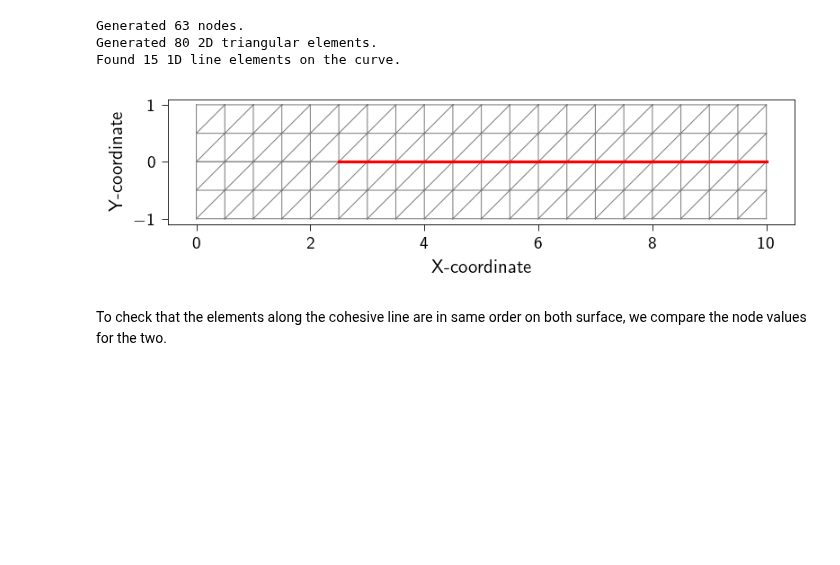
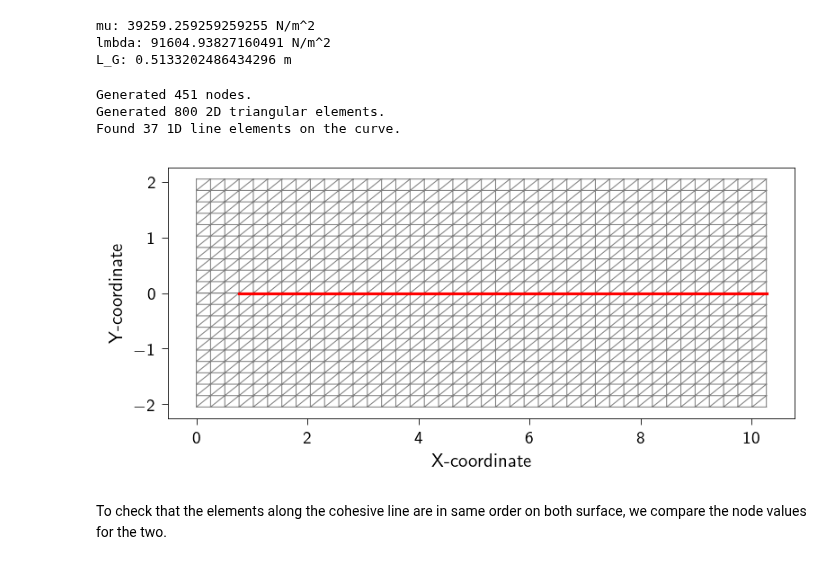
Before and after one commit to smec-ethz/tatva, a Jupyter notebook: examples/notebooks/dynamic_fracture.ipynb, the cells around one changed output. Cells and saved outputs as stored; diff of their text form; code cells hidden in the pictures; blank space fills up the shorter version.

Commit message:
testing mode I crack propagation similar to paper

```diff
--- a/examples/notebooks/dynamic_fracture.ipynb
+++ b/examples/notebooks/dynamic_fracture.ipynb
@@ -22,3 +41,25 @@ from femsolver.plotting import STYLE_PATH
+# %%
+prestrain = 0.01
+nu = 0.35
+
+E = 106e3 # N/m^2
+lmbda = nu * E / ((1 + nu) * (1 - 2 * nu))
+mu = E / (2 * (1 + nu))
+
+Gamma = 15 # J/m^2
+sigma_c = 20e3 # N/m^2
+
+print(f"mu: {mu} N/m^2")
+print(f"lmbda: {lmbda} N/m^2")
+
+sigma_inf = prestrain * E
+
+L_G = 2 * mu * Gamma / (jnp.pi * (1 - nu) * sigma_inf**2)
+print(f"L_G: {L_G} m")
+# %% [output]
+mu: 39259.259259259255 N/m^2
+lmbda: 91604.93827160491 N/m^2
+L_G: 0.5133202486434296 m
 # %%
 def generate_mesh_with_line_elements(
     nx: int,
@@ -90,16 +131,17 @@ def generate_mesh_with_line_elements(
 
     return coords, elements_2d, jnp.unique(jnp.array(elements_1d), axis=0)
 # %%
-Nx = 20  # Number of elements in X
-Ny = 2  # Number of elements in Y
-Lx = 10.0  # Length in X
-Ly = 1.0  # Length in Y
+Nx = 40  # Number of elements in X
+Ny = 10  # Number of elements in Y
+Lx = 20*L_G  # Length in X
+Ly = 4*L_G  # Length in Y
 
 
+crack_length = 1.2*L_G
 
 # function identifies nodes on the cohesive line at y = 0. and x > 2.0
 def cohesive_line(coord: jnp.ndarray, tol: float) -> bool:
-    return jnp.logical_and(jnp.isclose(coord[1], 0.0, atol=tol), coord[0] > 2.0)
+    return jnp.logical_and(jnp.isclose(coord[1], 0.0, atol=tol), coord[0] > crack_length)
 
 
 upper_coords, upper_elements_2d, upper_elements_1d = generate_mesh_with_line_elements(
@@ -109,37 +151,37 @@ upper_coords, upper_elements_2d, upper_elements_1d = generate_mesh_with_line_ele
 
 lower_coords, lower_elements_2d, lower_elements_1d = generate_mesh_with_line_elements(
     nx=Nx, ny=Ny, lxs=(0, Lx), lys=(-Ly, -1e-6), curve_func=cohesive_line
 )
 
 coords = jnp.vstack((upper_coords, lower_coords))
 elements = jnp.vstack((upper_elements_2d, lower_elements_2d + upper_coords.shape[0]))
 lower_elements_1d = lower_elements_1d + upper_coords.shape[0]
 
 print(f"Generated {upper_coords.shape[0]} nodes.")
 print(f"Generated {upper_elements_2d.shape[0]} 2D triangular elements.")
 print(f"Found {upper_elements_1d.shape[0]} 1D line elements on the curve.")
 
 plt.style.use(STYLE_PATH)
 plt.figure(figsize=(6, 3))
 ax = plt.axes()
 ax.triplot(coords[:, 0], coords[:, 1], elements, color="grey", lw=0.5)
 
 
 # Highlight the extracted 1D elements in red
 for edge in upper_elements_1d:
     ax.plot(upper_coords[edge, 0], upper_coords[edge, 1], "r-", lw=1.5)
 for edge in lower_elements_1d:
     ax.plot(lower_coords[edge, 0], lower_coords[edge, 1], "r-", lw=1.5)
 
 ax.set_xlabel("X-coordinate")
 ax.set_ylabel("Y-coordinate")
 ax.set_aspect("equal")
 plt.show()
 # %% [output]
-Generated 63 nodes.
-Generated 80 2D triangular elements.
-Found 15 1D line elements on the curve.
+Generated 451 nodes.
+Generated 800 2D triangular elements.
+Found 37 1D line elements on the curve.
-[figure, old version]
+[figure, new version]
 # %% [markdown]
 To check that the elements along the cohesive line are in same order on both surface, we compare the node values for the two.
 # %%
```
Also changed, not shown: parts of 19 cells of this notebook.
